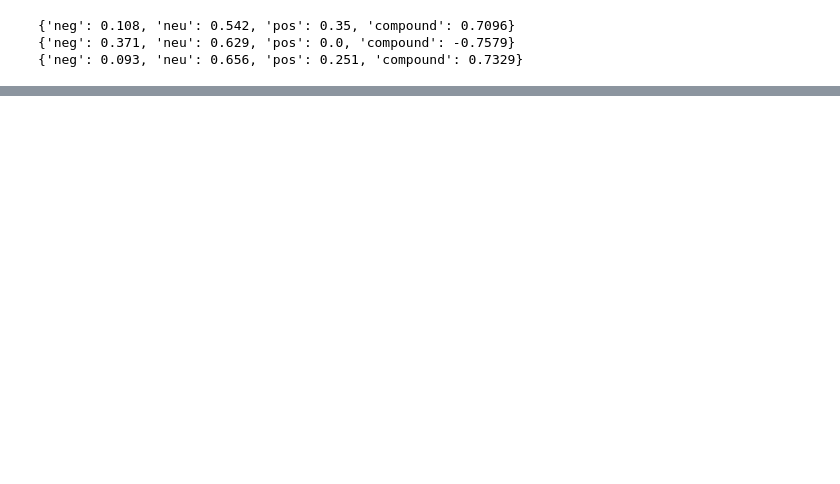
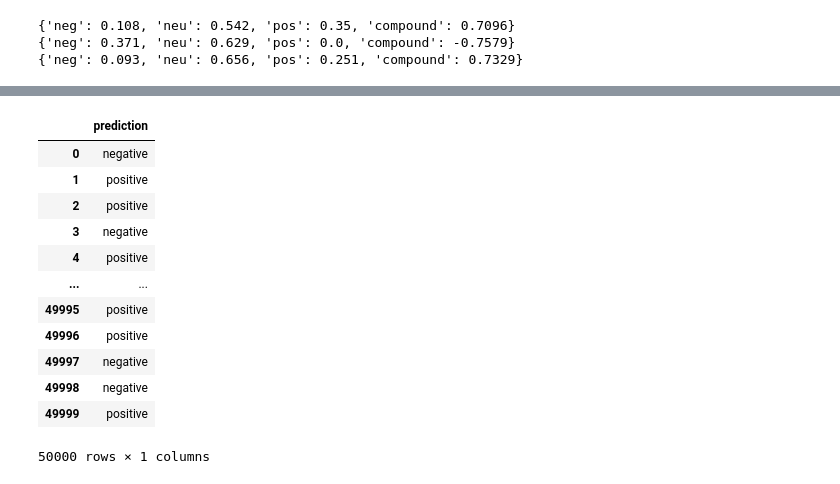
Before and after one commit to zfriedman0/5290-Spanish-MTSA, a Jupyter notebook: EDA-ZFriedman.ipynb, the cells around one changed output, grey strips where cells are left out. Drawn from its saved outputs; the diff is of its cells as text; code cells hidden in the pictures; blank space fills up the shorter version.

Commit message:
Wrote some code to generate a list of predictions from VADER.

```diff
--- a/EDA-ZFriedman.ipynb
+++ b/EDA-ZFriedman.ipynb
@@ -156,4 +163,4 @@ for sent in y:
 {'neg': 0.371, 'neu': 0.629, 'pos': 0.0, 'compound': -0.7579}
 {'neg': 0.093, 'neu': 0.656, 'pos': 0.251, 'compound': 0.7329}
 # %%
-df['review_en'] = df['review_en'].apply(preprocess)
+df['review_en'] = df['review_en'].apply(sentence_tokenizer) # Apply sentence tokenization to each English review in the dataframe
@@ -186,0 +199,42 @@ plt.show()
+# %%
+labels = [] # A list to hold the predicted labels for each review
+
+for i in range(len(df)): # For each review in the dataframe...
+    review_sentiment = [] # A list to hold the sentiments of each sentence in a review
+
+    for sent in df['review_en'].iloc()[i]: # For each sentence in a review...
+
+        analysis = analyze(sent) # Apply the sentiment intensity analyzer to each sentence
+
+        subset = ['neg', 'pos'] # We only care about the negative and positive scores, since the dataset does not include neutral labels
+        subset_dict = {key: value for key, value in analysis.items() if key in subset} # Create a subset dictionary with 'neg' and 'pos' key-value pairs
+
+        sentiment = max(subset_dict, key=subset_dict.get) # Get the maximum of the 'neg' and 'pos' scores
+
+        review_sentiment.append(sentiment) # Append the sentiment for the current sentence to the list of sentiments
+
+    sentiment_counts = Counter(review_sentiment) # Count the number of 'neg' and 'pos' in the list of sentiments
+
+    # Find the most common sentiment in the list of sentiments for a review and append the appropriate label to the list of prediction labels
+    if sentiment_counts.most_common(1)[0][0] == 'neg':
+        labels.append('negative')
+    else:
+        labels.append('positive')
+
+predictions = pd.DataFrame(data=labels, columns=["prediction"])
+
+predictions
+# %% [output]
+|  | prediction |
+| 0 | negative |
+| 1 | positive |
+| 2 | positive |
+| 3 | negative |
+| 4 | positive |
+| ... | ... |
+| 49995 | positive |
+| 49996 | positive |
+| 49997 | negative |
+| 49998 | negative |
+| 49999 | positive |
+50000 rows × 1 columns
```
Also changed, not shown: parts of 13 cells of this notebook.
